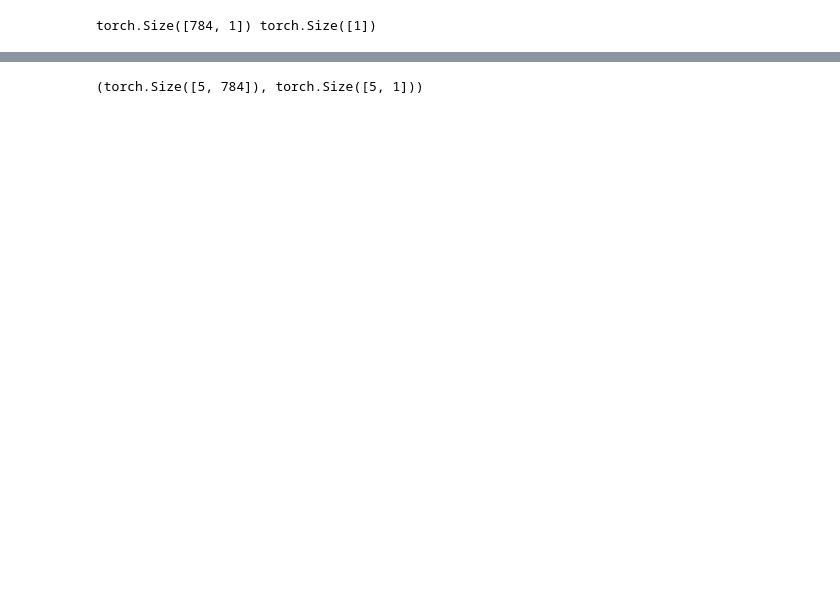
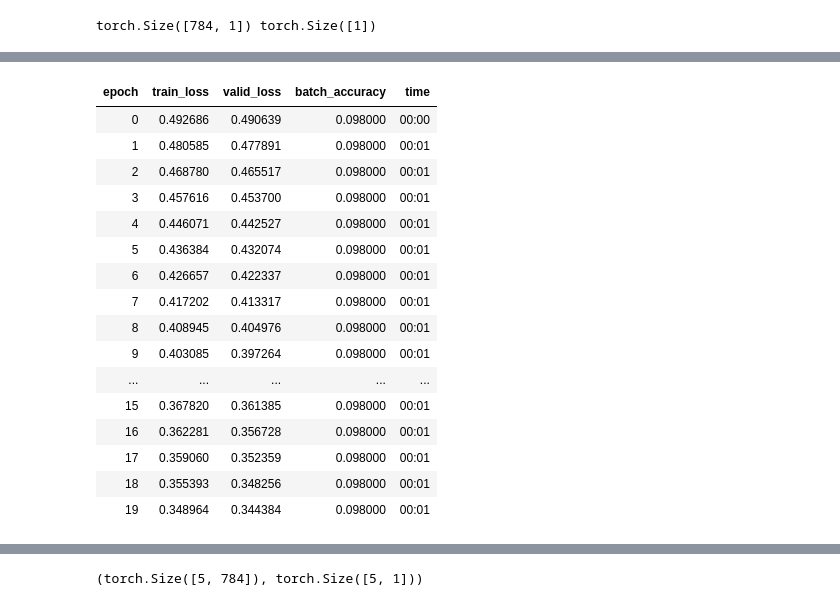
Before and after one commit to gkovaig/fastbook, a Jupyter notebook: 04_mnist_full_from_scratch_2a.ipynb, the cells around one changed output, grey strips where cells are left out. Cells and saved outputs as stored; diff of their text form; code cells hidden in the pictures; blank space fills up the shorter version.

```diff
--- a/04_mnist_full_from_scratch_2a.ipynb
+++ b/04_mnist_full_from_scratch_2a.ipynb
@@ -129,0 +382,21 @@ def loss_func(x):
+# %%
+learn.fit(20, lr=1e-3)
+# loss coming down fast, but accuracy does not show improvement
+# %% [output]
+| epoch | train_loss | valid_loss | batch_accuracy | time |
+| 0 | 0.492686 | 0.490639 | 0.098000 | 00:00 |
+| 1 | 0.480585 | 0.477891 | 0.098000 | 00:01 |
+| 2 | 0.468780 | 0.465517 | 0.098000 | 00:01 |
+| 3 | 0.457616 | 0.453700 | 0.098000 | 00:01 |
+| 4 | 0.446071 | 0.442527 | 0.098000 | 00:01 |
+| 5 | 0.436384 | 0.432074 | 0.098000 | 00:01 |
+| 6 | 0.426657 | 0.422337 | 0.098000 | 00:01 |
+| 7 | 0.417202 | 0.413317 | 0.098000 | 00:01 |
+| 8 | 0.408945 | 0.404976 | 0.098000 | 00:01 |
+| 9 | 0.403085 | 0.397264 | 0.098000 | 00:01 |
+| ... | ... | ... | ... | ... |
+| 15 | 0.367820 | 0.361385 | 0.098000 | 00:01 |
+| 16 | 0.362281 | 0.356728 | 0.098000 | 00:01 |
+| 17 | 0.359060 | 0.352359 | 0.098000 | 00:01 |
+| 18 | 0.355393 | 0.348256 | 0.098000 | 00:01 |
+| 19 | 0.348964 | 0.344384 | 0.098000 | 00:01 |
```
Also changed, not shown: parts of 75 cells of this notebook, 4 other files.
